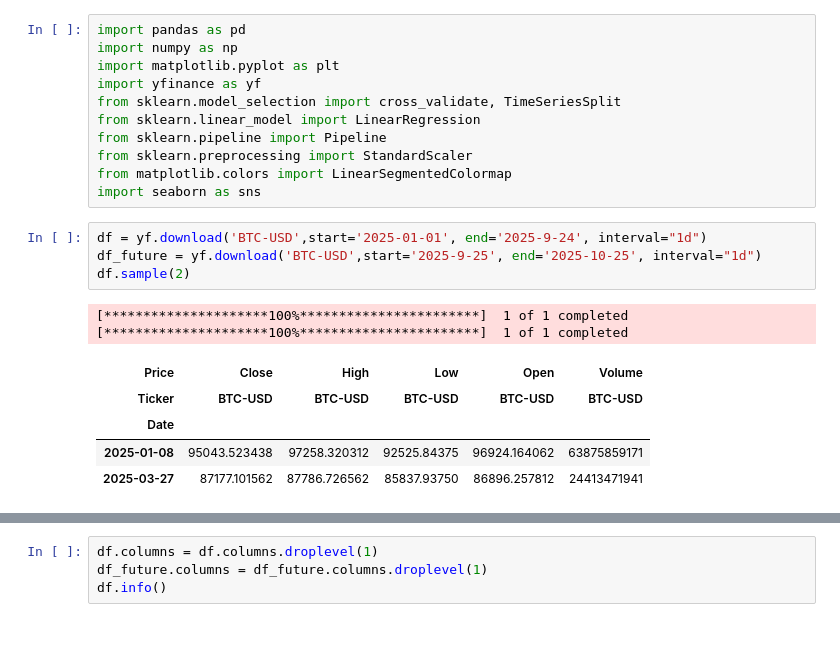
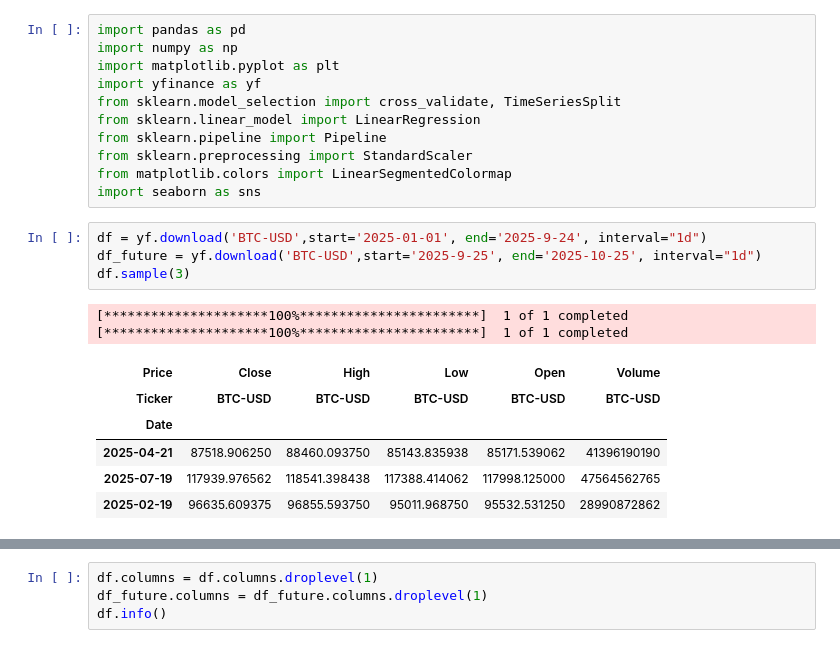
Before and after one commit to keshavarzIT/ML-for-Financial-Markets, a Jupyter notebook: first_step_with_fainancial.ipynb, the cells around one changed output, grey strips where cells are left out. Saved outputs shown, nothing was run; the diff lists cells and outputs as text.

```diff
--- a/first_step_with_fainancial.ipynb
+++ b/first_step_with_fainancial.ipynb
@@ -12,15 +12,16 @@ import seaborn as sns
 # %%
 df = yf.download('BTC-USD',start='2025-01-01', end='2025-9-24', interval="1d")
 df_future = yf.download('BTC-USD',start='2025-9-25', end='2025-10-25', interval="1d")
-df.sample(2)
+df.sample(3)
 # %% [output]
 [*********************100%***********************]  1 of 1 completed
 [*********************100%***********************]  1 of 1 completed
 | Price | Close | High | Low | Open | Volume |
 | Ticker | BTC-USD | BTC-USD | BTC-USD | BTC-USD | BTC-USD |
 | Date |  |  |  |  |  |
-| 2025-01-08 | 95043.523438 | 97258.320312 | 92525.84375 | 96924.164062 | 63875859171 |
-| 2025-03-27 | 87177.101562 | 87786.726562 | 85837.93750 | 86896.257812 | 24413471941 |
+| 2025-04-21 | 87518.906250 | 88460.093750 | 85143.835938 | 85171.539062 | 41396190190 |
+| 2025-07-19 | 117939.976562 | 118541.398438 | 117388.414062 | 117998.125000 | 47564562765 |
+| 2025-02-19 | 96635.609375 | 96855.593750 | 95011.968750 | 95532.531250 | 28990872862 |
 # %%
 df.columns
 # %% [output]
```
Also changed, not shown: parts of 1 cell of this notebook.
